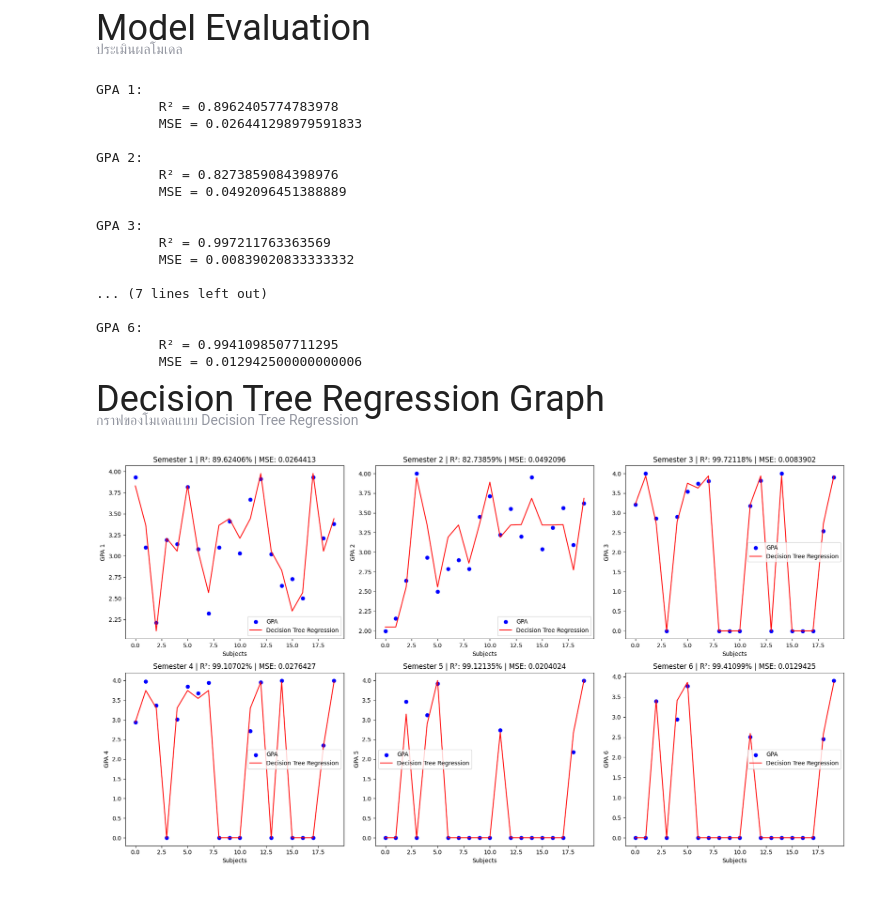
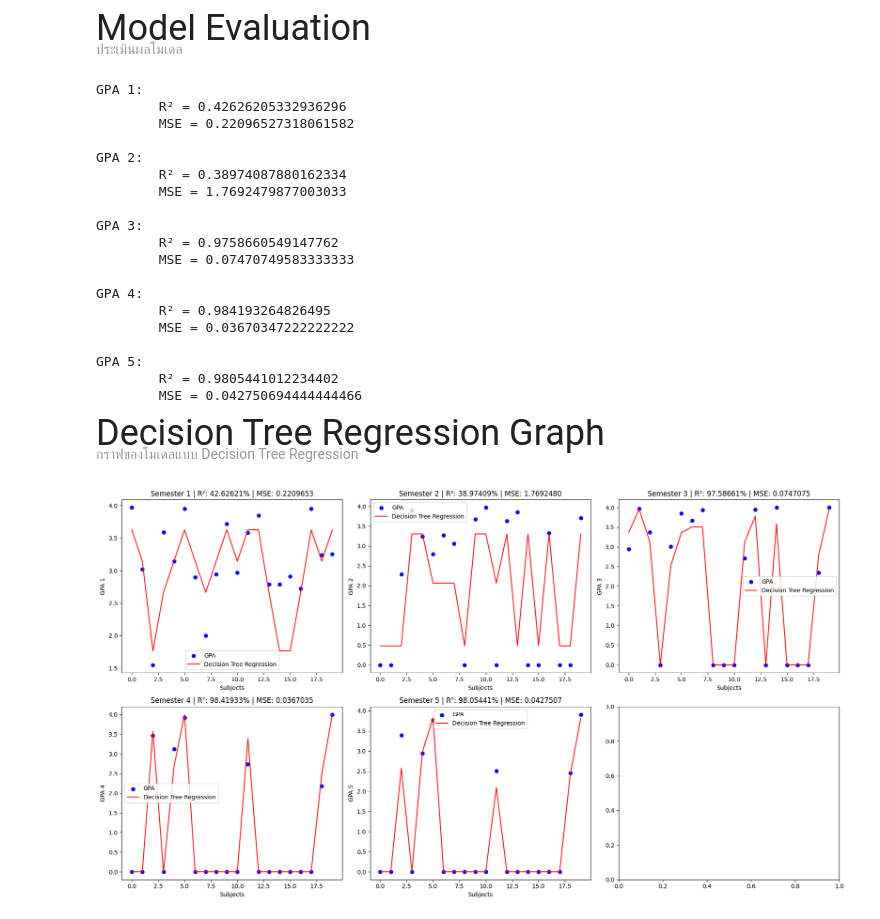
Before and after one commit to vachirasawin/codingSKT, a Jupyter notebook: model/DecisionTreeRegression.ipynb, the cells around one changed output. Saved outputs shown, nothing was run; the diff lists cells and outputs as text; code cells hidden in the pictures.

```diff
--- a/model/DecisionTreeRegression.ipynb
+++ b/model/DecisionTreeRegression.ipynb
@@ -34,22 +34,20 @@ X2 = ["thai_2", "english_basic_2", "english_add_2", "math_basic_2", "math_add_2"
 X3 = ["thai_3", "english_basic_3", "english_add_3", "math_basic_3", "math_add_3", "science_3", "physics_3", "chemistry_3", "biology_3", "computer_3", "robot_3", "social1_3", "social2_3", "health_3", "pe_3", "art_3", "career_3", "credits_studied_3", "credits_earned_3"]
 X4 = ["thai_4", "english_basic_4", "english_add_4", "math_basic_4", "math_add_4", "science_4", "physics_4", "chemistry_4", "biology_4", "computer_4", "robot_4", "social1_4", "social2_4", "health_4", "pe_4", "art_4", "career_4", "credits_studied_4", "credits_earned_4"]
 X5 = ["thai_5", "english_basic_5", "english_add_5", "math_basic_5", "math_add_5", "science_5", "physics_5", "chemistry_5", "biology_5", "computer_5", "social1_5", "social2_5", "health_5", "pe_5", "art_5", "credits_studied_5", "credits_earned_5"]
-X6 = ["thai_6", "english_basic_6", "english_add_6", "math_basic_6", "math_add_6", "science_6", "physics_6", "chemistry_6", "biology_6", "computer_6", "robot_6", "social1_6", "social2_6", "health_6", "pe_6", "art_6", "credits_studied_6", "credits_earned_6"]
 
-y1 = "gpa_1"
-y2 = "gpa_2"
-y3 = "gpa_3"
-y4 = "gpa_4"
-y5 = "gpa_5"
-y6 = "gpa_6"
+y1 = "gpa_2"
+y2 = "gpa_3"
+y3 = "gpa_4"
+y4 = "gpa_5"
+y5 = "gpa_6"
 
-X_array = [X1, X2, X3, X4, X5, X6]
-y_array = [y1, y2, y3, y4, y5, y6]
+X_array = [X1, X2, X3, X4, X5]
+y_array = [y1, y2, y3, y4, y5]
 # %% [markdown]
 <div style = "font-size: 36px;">Train-Test Split</div>
 <div style = "font-size: 14px; color: #9497a1;">แบ่ง Train และ Test</div>
 # %%
-random_state_split_array = [41, 45, 42, 42, 42, 42]
+random_state_split_array = [41, 45, 42, 42, 42]
 X_train_array = []
 X_test_array = []
 y_train_array = []
@@ -72,8 +70,8 @@ for i in range(len(X_array)):
 <div style = "font-size: 14px; color: #9497a1;">สร้างและฝึกโมเดล</div>
 # %%
 modelArray = []
-random_state_model_array = [45, 41, 42, 42, 44, 40]
-max_depth_array = [5, 5, 5, 5, 5, 5]
+random_state_model_array = [42, 41, 42, 42, 44]
+max_depth_array = [2, 2, 5, 5, 5]
 
 for i in range(len(X_array)):
     model = DecisionTreeRegressor(random_state = random_state_model_array[i], max_depth = max_depth_array[i])
@@ -100,39 +98,43 @@ for i in range(len(modelArray)):
     print(f"GPA {i + 1}:\n\tR² = {r2}\n\tMSE = {mse}\n")
 # %% [output]
 GPA 1:
-        R² = 0.8962405774783978
-        MSE = 0.026441298979591833
+        R² = 0.42626205332936296
+        MSE = 0.22096527318061582
 
 GPA 2:
-        R² = 0.8273859084398976
-        MSE = 0.0492096451388889
+        R² = 0.38974087880162334
+        MSE = 1.7692479877003033
 
 GPA 3:
-        R² = 0.997211763363569
-        MSE = 0.00839020833333332
+        R² = 0.9758660549147762
+        MSE = 0.07470749583333333
 
-... (7 lines left out)
+GPA 4:
+        R² = 0.984193264826495
+        MSE = 0.03670347222222222
 
-GPA 6:
-        R² = 0.9941098507711295
-        MSE = 0.012942500000000006
+GPA 5:
+        R² = 0.9805441012234402
+        MSE = 0.042750694444444466
 # %% [markdown]
 <div style = "font-size: 36px;">Decision Tree Regression Graph</div>
 <div style = "font-size: 14px; color: #9497a1;">กราฟของโมเดลแบบ Decision Tree Regression</div>
 # %%
 fig, axes = plt.subplots(2, 3, figsize = (18, 10))
 axes = axes.flatten()
 
 for i in range(len(modelArray)):
+    r2 = r2_score(y_test_array[i], y_preds[i]) * 100 if r2_score(y_test_array[i], y_preds[i]) >= 0 else r2_score(y_test_array[i], y_preds[i])
+
     ax = axes[i]
     ax.scatter(range(len(y_test_array[i])), y_test_array[i], color = "blue", label = "GPA")
     ax.plot(range(len(y_test_array[i])), y_preds[i], color = "red", label = "Decision Tree Regression")
-    ax.set_title(f"Semester {i + 1} | R²: {r2_score(y_test_array[i], y_preds[i]) * 100:.5f}% | MSE: {mean_squared_error(y_test_array[i], y_preds[i]):.7f}")
+    ax.set_title(f"Semester {i + 1} | R²: {r2:.5f}% | MSE: {mean_squared_error(y_test_array[i], y_preds[i]):.7f}")
     ax.set_xlabel("Subjects")
     ax.set_ylabel(f"GPA {i + 1}")
     ax.legend()
 
 plt.tight_layout()
 plt.show()
 # %% [output]
-[figure, old version]
+[figure, new version]
```
Also changed, not shown: 22 other files.
